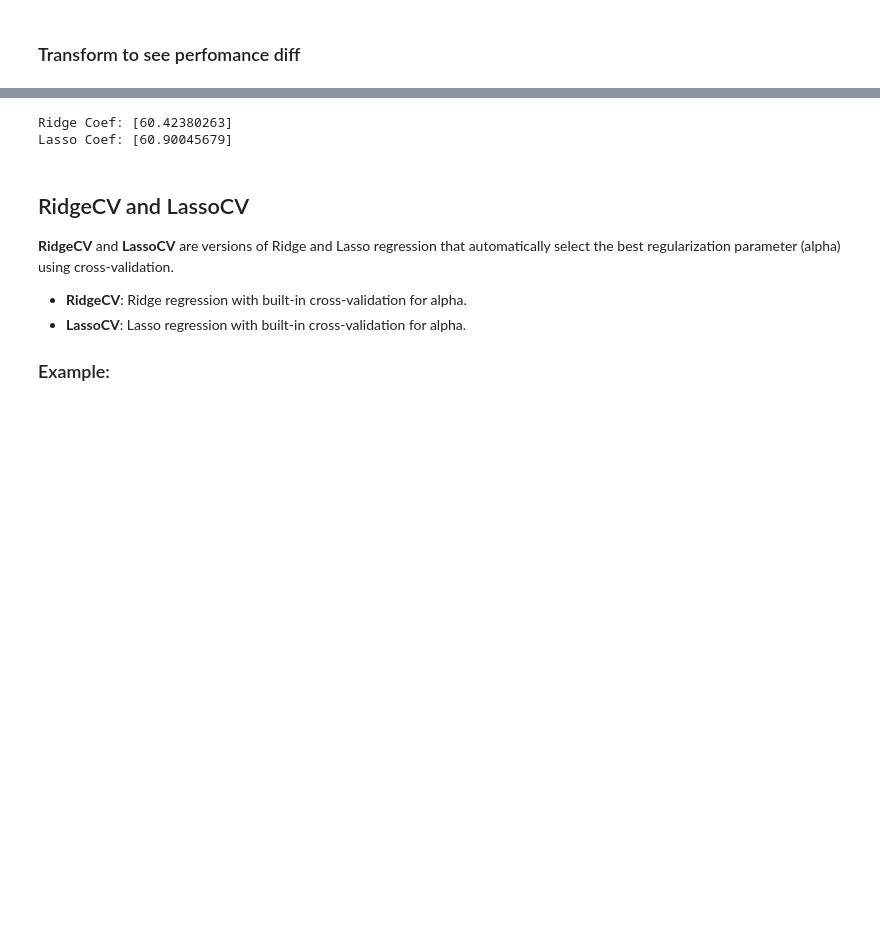
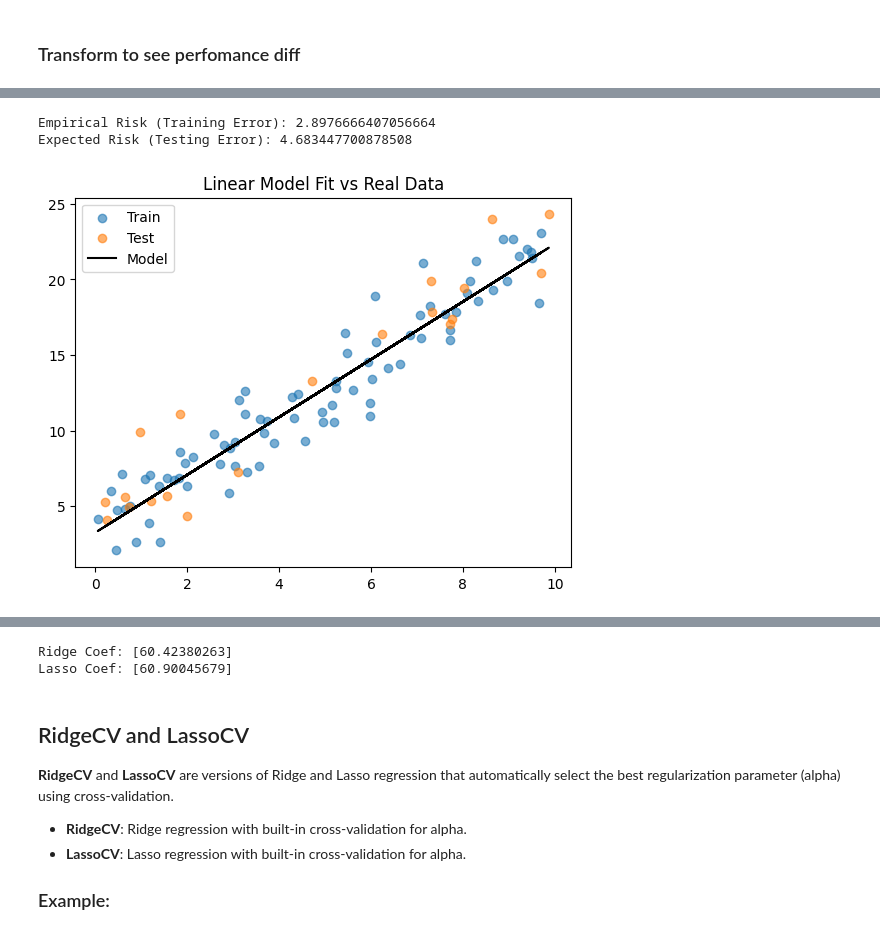
Before and after one commit to ms-tutorials/ds-lessons, a Jupyter notebook: phase-3/5. ML_Advanced.ipynb, the cells around one changed output, grey strips where cells are left out. Drawn from its saved outputs; the diff is of its cells as text; code cells hidden in the pictures; blank space fills up the shorter version.

```diff
--- a/phase-3/5. ML_Advanced.ipynb
+++ b/phase-3/5. ML_Advanced.ipynb
@@ -78 +112,37 @@ Notes:
+# %%
+
+# Generate data
+np.random.seed(42)
+X = np.random.rand(100, 1) * 10  # 100 points between 0 and 10
+y = 2 * X.flatten() + 3 + np.random.randn(100) * 2  # Linear with noise
+
+# Split into training and testing sets
+X_train, X_test, y_train, y_test = train_test_split(X, y, test_size=0.2)
+
+# Train the model
+model = LinearRegression()
+model.fit(X_train, y_train)
+
+# Predictions
+y_train_pred = model.predict(X_train)
+y_test_pred = model.predict(X_test)
+
+# Calculate empirical and expected risk
+empirical_risk = mean_squared_error(y_train, y_train_pred)
+expected_risk = mean_squared_error(y_test, y_test_pred)
+
+print("Empirical Risk (Training Error):", empirical_risk)
+print("Expected Risk (Testing Error):", expected_risk)
+
+# Plot
+plt.scatter(X_train, y_train, label='Train', alpha=0.6)
+plt.scatter(X_test, y_test, label='Test', alpha=0.6)
+plt.plot(X, model.predict(X), color='black', label='Model')
+plt.legend()
+plt.title('Linear Model Fit vs Real Data')
+plt.show()
+# %% [output]
+Empirical Risk (Training Error): 2.8976666407056664
+Expected Risk (Testing Error): 4.683447700878508
+[figure, added]
 # %% [markdown]
```
Also changed, not shown: parts of 9 cells of this notebook, 2 other files.
